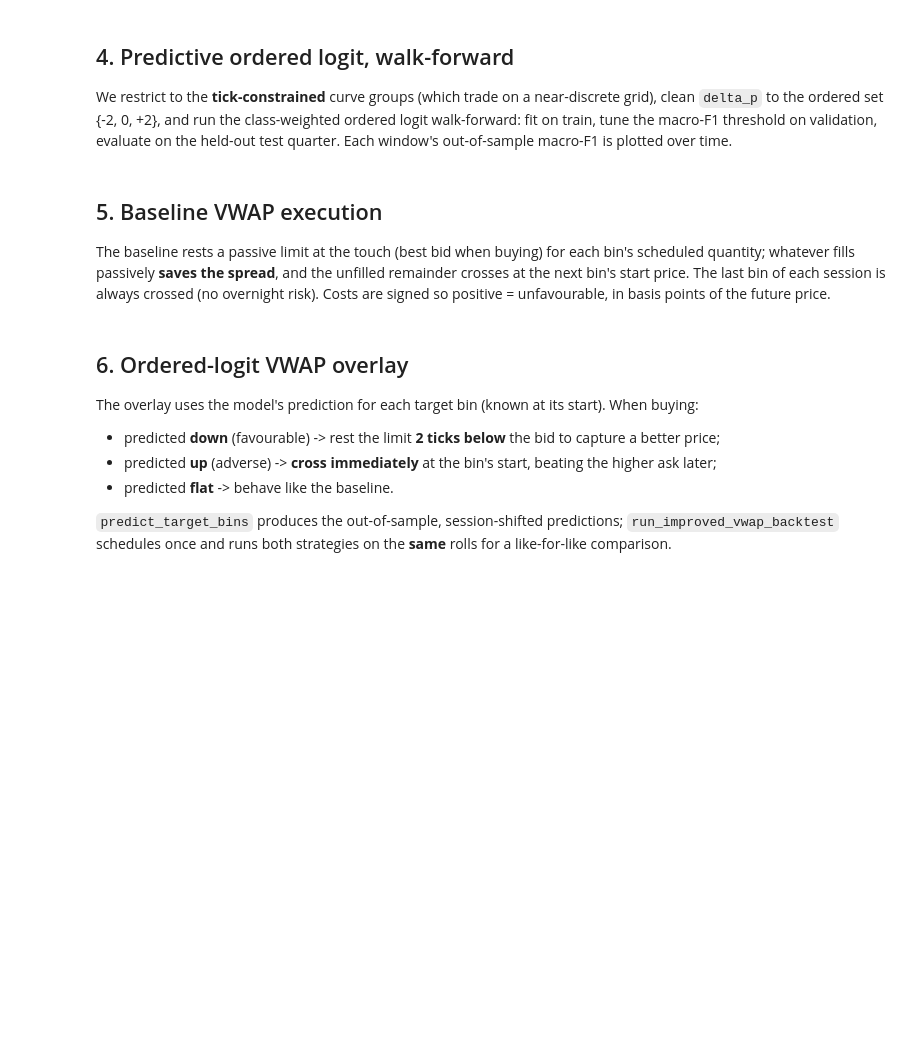
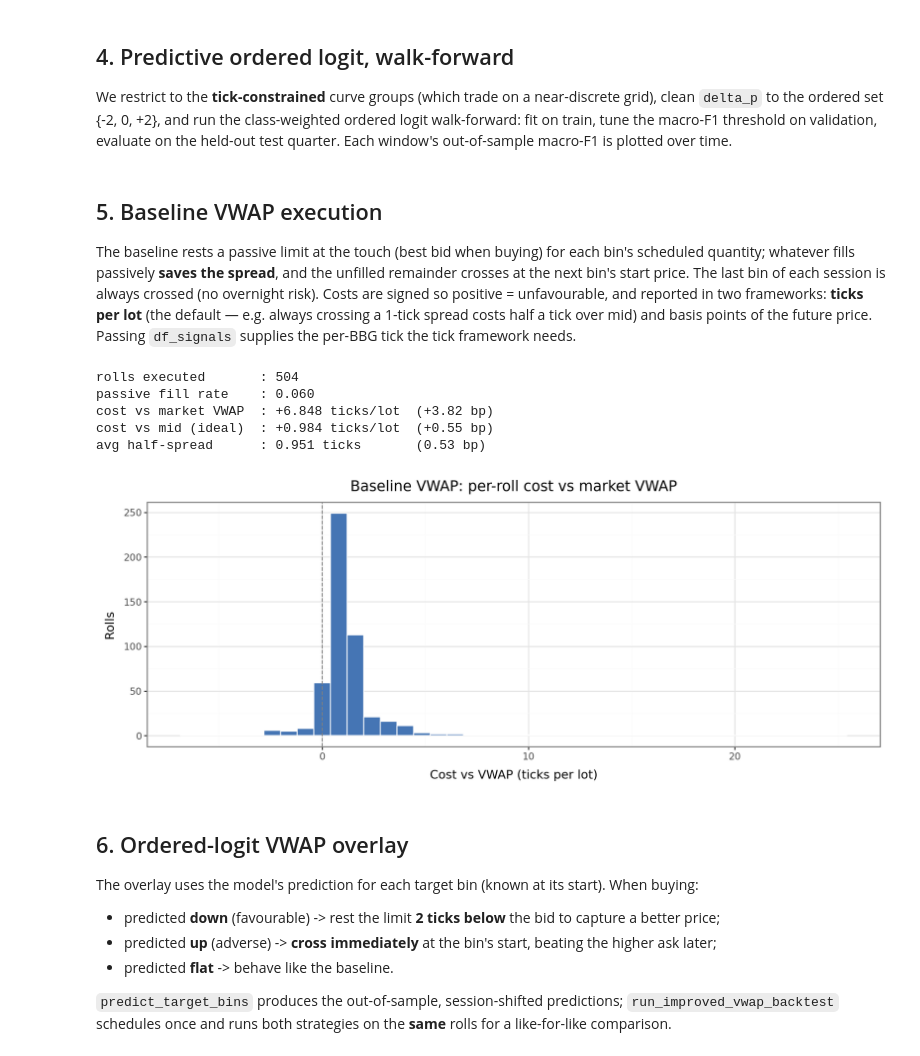
Before and after one commit to qe-internship-wjw/ip1, a Jupyter notebook: notebooks/03_vwap_backtest.ipynb, the cells around one changed output. Saved outputs shown, nothing was run; the diff lists cells and outputs as text; code cells hidden in the pictures; blank space fills up the shorter version.

Commit message:
Add tick-based evaluation

```diff
--- a/notebooks/03_vwap_backtest.ipynb
+++ b/notebooks/03_vwap_backtest.ipynb
@@ -46,7 +46,7 @@ pl.Config.set_tbl_rows(20)
 pl.Config.set_tbl_cols(30)
 TARGET_QTY = 10_000          # lots to roll per security
 DIRECTION  = 'buy'           # buying calendar spreads
-FILL_MODEL = 'queue'          # price-range fills (needs HIGH/LOW)
+FILL_MODEL = 'hilo'          # price-range fills (needs HIGH/LOW)
 # %% [markdown]
 ## 1. Data
 
@@ -194,26 +194,36 @@ f1m = f1.melt(id_vars='test_start', var_name='split', value_name='macro_f1')
 The baseline rests a passive limit at the touch (best bid when buying) for each bin's scheduled
 quantity; whatever fills passively **saves the spread**, and the unfilled remainder crosses at the next
 bin's start price. The last bin of each session is always crossed (no overnight risk). Costs are signed
-so positive = unfavourable, in basis points of the future price.
+so positive = unfavourable, and reported in two frameworks: **ticks per lot** (the default — e.g. always
+crossing a 1-tick spread costs half a tick over mid) and basis points of the future price. Passing
+`df_signals` supplies the per-BBG tick the tick framework needs.
 # %%
 df_tc = df_cs.filter(pl.col('bbg_code').is_in(TICK_CONSTRAINED_BBG))
 per_base, summ_base = run_vwap_backtest(
-    df_tc, target_qty=TARGET_QTY, direction=DIRECTION, fill_model=FILL_MODEL,
+    df_tc, target_qty=TARGET_QTY, direction=DIRECTION, fill_model=FILL_MODEL, df_signals=df_signals,
 )
-print(f'rolls executed      : {per_base.height}')
-print(f'passive fill rate   : {summ_base["passive_rate"]:.3f}')
-print(f'cost vs market VWAP : {summ_base["cost_vs_vwap_bp"]:+.3f} bp')
-print(f'cost vs mid (ideal) : {summ_base["cost_vs_mid_bp"]:+.3f} bp')
-print(f'avg half-spread     : {summ_base["half_spread_bp"]:.3f} bp')
+print(f'rolls executed       : {per_base.height}')
+print(f'passive fill rate    : {summ_base["passive_rate"]:.3f}')
+print(f'cost vs market VWAP  : {summ_base["cost_vs_vwap_ticks"]:+.3f} ticks/lot  ({summ_base["cost_vs_vwap_bp"]:+.2f} bp)')
+print(f'cost vs mid (ideal)  : {summ_base["cost_vs_mid_ticks"]:+.3f} ticks/lot  ({summ_base["cost_vs_mid_bp"]:+.2f} bp)')
+print(f'avg half-spread      : {summ_base["half_spread_ticks"]:.3f} ticks       ({summ_base["half_spread_bp"]:.2f} bp)')
 
 pb = per_base.to_pandas()
 (
-    ggplot(pb, aes('cost_vs_vwap_bp'))
+    ggplot(pb, aes('cost_vs_vwap_ticks'))
     + geom_histogram(bins=40, fill='#4575b4', color='white')
     + geom_vline(xintercept=0, linetype='dashed', color='grey')
-    + labs(title='Baseline VWAP: per-roll cost vs market VWAP', x='Cost vs VWAP (bp)', y='Rolls')
+    + labs(title='Baseline VWAP: per-roll cost vs market VWAP',
+           x='Cost vs VWAP (ticks per lot)', y='Rolls')
     + theme_bw(base_size=11) + theme(figure_size=(10, 4))
 )
+# %% [output]
+rolls executed       : 504
+passive fill rate    : 0.060
+cost vs market VWAP  : +6.848 ticks/lot  (+3.82 bp)
+cost vs mid (ideal)  : +0.984 ticks/lot  (+0.55 bp)
+avg half-spread      : 0.951 ticks       (0.53 bp)
+[figure, added]
 # %% [markdown]
 ## 6. Ordered-logit VWAP overlay
 
```
Also changed, not shown: parts of 3 cells of this notebook, 2 other files.
